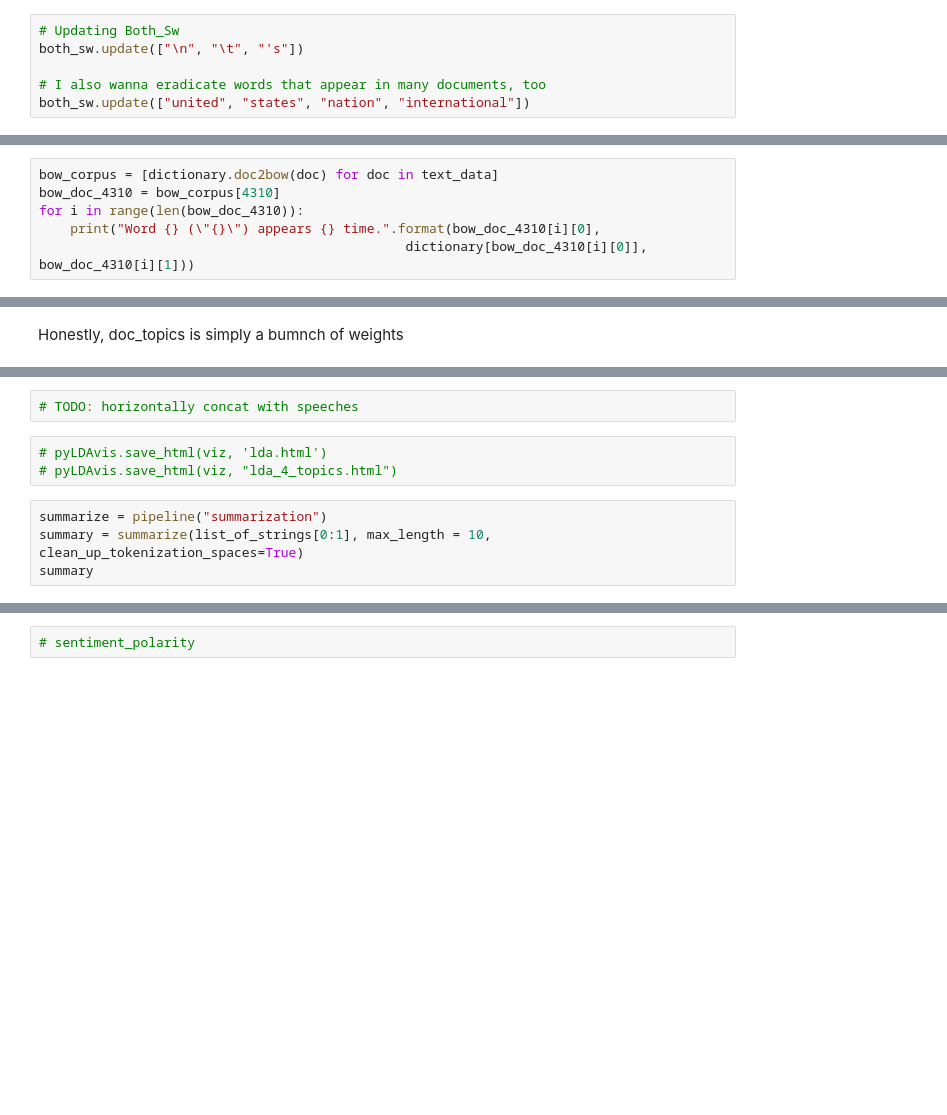
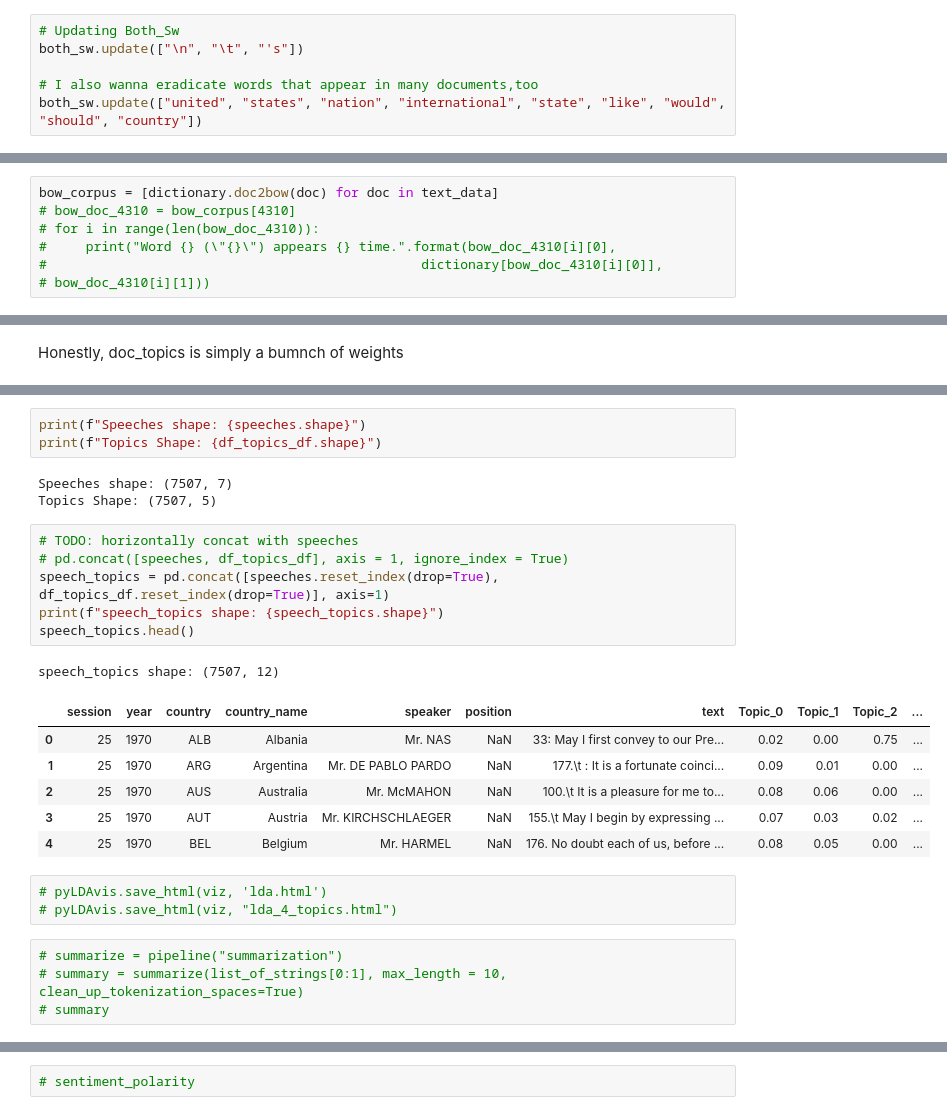
Before and after one commit to jghuynh/Topic-Modeling-UN-Speeches, a Jupyter notebook: Topic_Modeling.ipynb, the cells around one changed output, grey strips where cells are left out. Cells and saved outputs as stored; diff of their text form; blank space fills up the shorter version.

Commit message:
More graphs, horizontal concat df with topics

```diff
--- a/Topic_Modeling.ipynb
+++ b/Topic_Modeling.ipynb
@@ -297,8 +320,8 @@ print("one" in en_stop)
 # Updating Both_Sw
 both_sw.update(["\n", "\t", "'s"])
 
-# I also wanna eradicate words that appear in many documents, too
-both_sw.update(["united", "states", "nation", "international"])
+# I also wanna eradicate words that appear in many documents,too
+both_sw.update(["united", "states", "nation", "international", "state", "like", "would", "should", "country"])
 # %%
 # myLemonizer = WordNetLemmatizer()
 # list_of_strings = speeches["text"].tolist()
@@ -497,8 +574,8 @@ dictionary.filter_extremes(no_below=15, no_above=0.5, keep_n=100000)
 #### Gensim doc2bow
 # %%
 bow_corpus = [dictionary.doc2bow(doc) for doc in text_data]
-bow_doc_4310 = bow_corpus[4310]
-for i in range(len(bow_doc_4310)):
-    print("Word {} (\"{}\") appears {} time.".format(bow_doc_4310[i][0],
-                                               dictionary[bow_doc_4310[i][0]],
-bow_doc_4310[i][1]))
+# bow_doc_4310 = bow_corpus[4310]
+# for i in range(len(bow_doc_4310)):
+#     print("Word {} (\"{}\") appears {} time.".format(bow_doc_4310[i][0],
+#                                                dictionary[bow_doc_4310[i][0]],
+# bow_doc_4310[i][1]))
@@ -623,10 +725,28 @@ df_topics_df
+# %%
+print(f"Speeches shape: {speeches.shape}")
+print(f"Topics Shape: {df_topics_df.shape}")
+# %% [output]
+Speeches shape: (7507, 7)
+Topics Shape: (7507, 5)
 # %%
 # TODO: horizontally concat with speeches
+# pd.concat([speeches, df_topics_df], axis = 1, ignore_index = True)
+speech_topics = pd.concat([speeches.reset_index(drop=True), df_topics_df.reset_index(drop=True)], axis=1)
+print(f"speech_topics shape: {speech_topics.shape}")
+speech_topics.head()
+# %% [output]
+speech_topics shape: (7507, 12)
+|  | session | year | country | country_name | speaker | position | text | Topic_0 | Topic_1 | Topic_2 | ... |
+| 0 | 25 | 1970 | ALB | Albania | Mr. NAS | NaN | 33: May I first convey to our Pre... | 0.02 | 0.00 | 0.75 | ... |
+| 1 | 25 | 1970 | ARG | Argentina | Mr. DE PABLO PARDO | NaN | 177.\t : It is a fortunate coinci... | 0.09 | 0.01 | 0.00 | ... |
+| 2 | 25 | 1970 | AUS | Australia | Mr. McMAHON | NaN | 100.\t It is a pleasure for me to... | 0.08 | 0.06 | 0.00 | ... |
+| 3 | 25 | 1970 | AUT | Austria | Mr. KIRCHSCHLAEGER | NaN | 155.\t May I begin by expressing ... | 0.07 | 0.03 | 0.02 | ... |
+| 4 | 25 | 1970 | BEL | Belgium | Mr. HARMEL | NaN | 176. No doubt each of us, before ... | 0.08 | 0.05 | 0.00 | ... |
 # %%
 # pyLDAvis.save_html(viz, 'lda.html')
 # pyLDAvis.save_html(viz, "lda_4_topics.html")
 # %%
-summarize = pipeline("summarization")
-summary = summarize(list_of_strings[0:1], max_length = 10, clean_up_tokenization_spaces=True)
-summary
+# summarize = pipeline("summarization")
+# summary = summarize(list_of_strings[0:1], max_length = 10, clean_up_tokenization_spaces=True)
+# summary
 # %%
```
Also changed, not shown: parts of 32 cells of this notebook, 6 other files.
